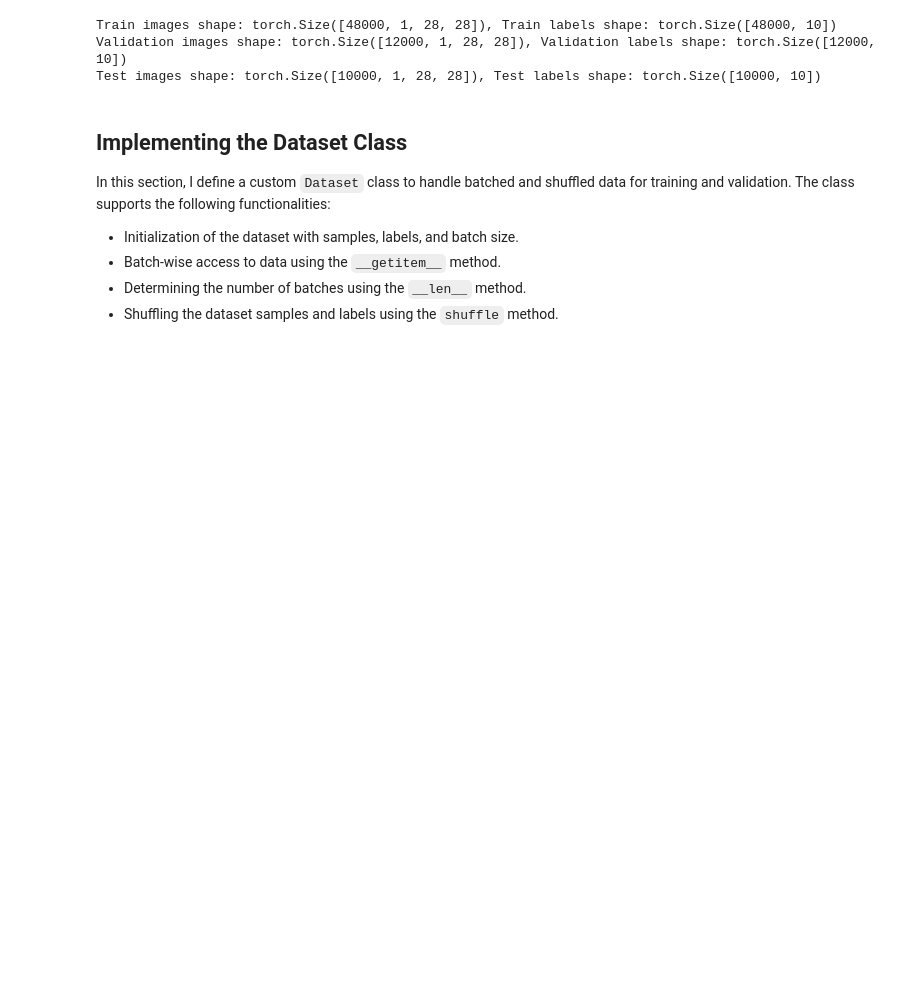
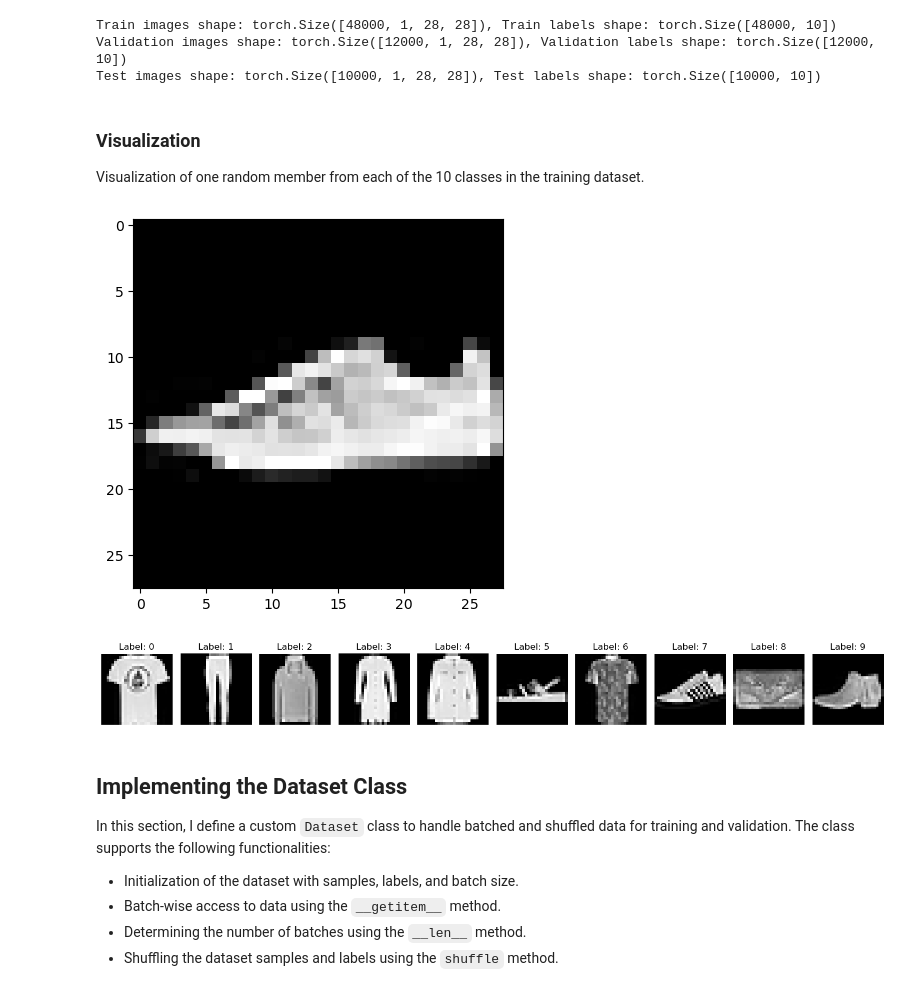
Before and after one commit to teodora-taleska/neural_network_training, a Jupyter notebook: notebooks/main.ipynb, the cells around one changed output. Saved outputs shown, nothing was run; the diff lists cells and outputs as text; code cells hidden in the pictures; blank space fills up the shorter version.

Commit message:
implemented visualization of random value per class

```diff
--- a/notebooks/main.ipynb
+++ b/notebooks/main.ipynb
@@ -76,3 +75,12 @@ print(f"Test images shape: {test_images.shape}, Test labels shape: {test_labels.
 Train images shape: torch.Size([48000, 1, 28, 28]), Train labels shape: torch.Size([48000, 10])
 Validation images shape: torch.Size([12000, 1, 28, 28]), Validation labels shape: torch.Size([12000, 10])
 Test images shape: torch.Size([10000, 1, 28, 28]), Test labels shape: torch.Size([10000, 10])
+# %% [markdown]
+### Visualization
+Visualization of one random member from each of the 10 classes in the training dataset.
+# %%
+# accessing the first image - single channel
+plt.imshow(train_images[0, 0].numpy(), cmap='gray')
+plt.show()
+# %% [output]
+[figure, added]
@@ -79,3 +135,7 @@ Test images shape: torch.Size([10000, 1, 28, 28]), Test labels shape: torch.Size
+# %%
+visualize_random_per_class(train_images, train_labels)
+# %% [output]
+[figure, added]
 # %% [markdown]
 ## Implementing the Dataset Class
 In this section, I define a custom `Dataset` class to handle batched and shuffled data for training and validation. The class supports the following functionalities:
```
Also changed, not shown: parts of 2 cells of this notebook.
